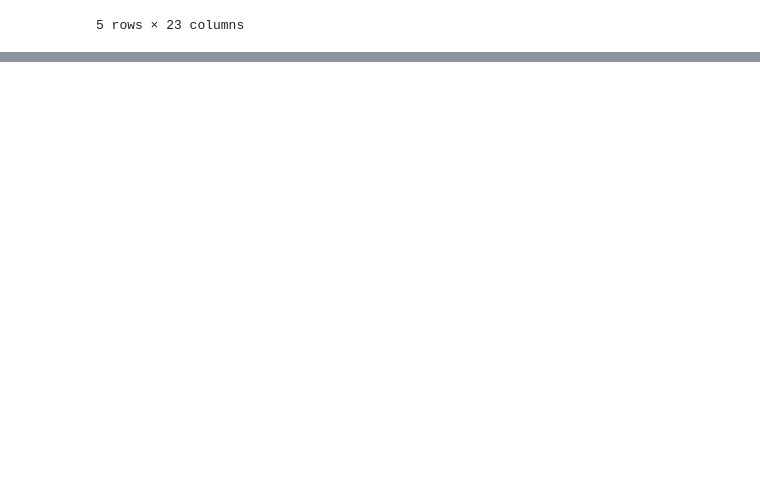
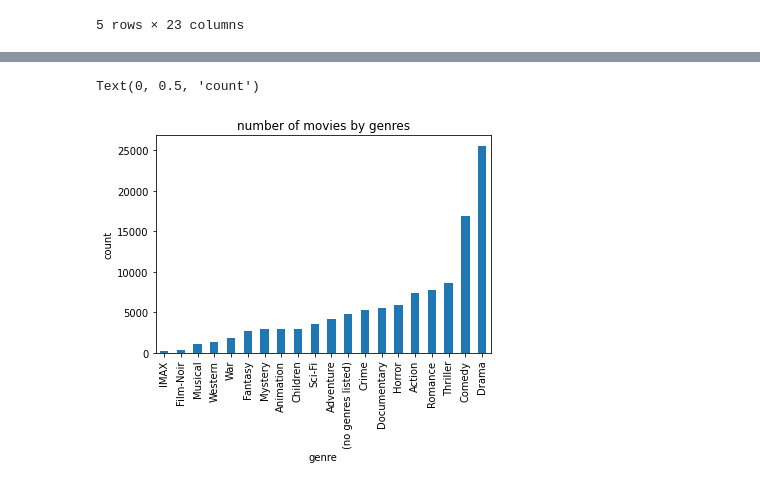
Before and after one commit to yanru-jasmine/Movie_Recommendation_System, a Jupyter notebook: Notebook.ipynb, the cells around one changed output, grey strips where cells are left out. Drawn from its saved outputs; the diff is of its cells as text; code cells hidden in the pictures; blank space fills up the shorter version.

Commit message:
data exploration v1

```diff
--- a/Notebook.ipynb
+++ b/Notebook.ipynb
@@ -317,3 +317,7 @@ movies_df.head()
 | 2 | 3 | Grumpier Old Men (1995) | Comedy|Romance | 1995 |
 | 3 | 4 | Waiting to Exhale (1995) | Comedy|Drama|Romance | 1995 |
 | 4 | 5 | Father of the Bride Part II (1995) | Comedy | 1995 |
+# %%
+# delete movies without release year(400+ items)
+movies_df=movies_df[movies_df['release_year']!='nan']
+movies_df
@@ -368,0 +373,15 @@ movies_df.head()
+# %%
+# the trend of different genres over the years
+genres=pd.DataFrame(genres,columns=['genre'])
+movies_df_temp=movies_df.sort_values(by=['release_year'])
+for genre in genres.genre:
+  df_trend=movies_df_temp[movies_df[genre]==True][['release_year','movieId']]
+  df_trend=df_trend.groupby(['release_year']).count().reset_index().rename(columns={'release_year':'year','movieId':'#movies'})
+  plt.figure(figsize=(30,10))
+  plt.plot(df_trend['year'],df_trend['#movies'],label=genre)
+  plt.xticks(rotation=60)
+  plt.title(genre+' variation over the years')
+  plt.xlabel('year')
+  plt.ylabel('count')
+  plt.legend()
+  plt.show()
@@ -368,0 +402,13 @@ movies_df.head()
+# %%
+df_num=pd.DataFrame(columns=['genre','number'])
+for genre in genres.genre:
+  df_num.loc[len(df_num)]=[genre,movies_df[movies_df[genre]==True][['movieId']].count()]
+df_num['number']=df_num['number'].astype(np.int32)
+df_num=df_num.sort_values('number',ascending=True).set_index('genre')
+plot_fig=df_num['number'].plot(kind='bar')
+plot_fig.set_title('number of movies by genres')
+plot_fig.set_xlabel('genre')
+plot_fig.set_ylabel('count')
+# %% [output]
+Text(0, 0.5, 'count')
+[figure, added]
```
Also changed, not shown: parts of 13 cells of this notebook.
